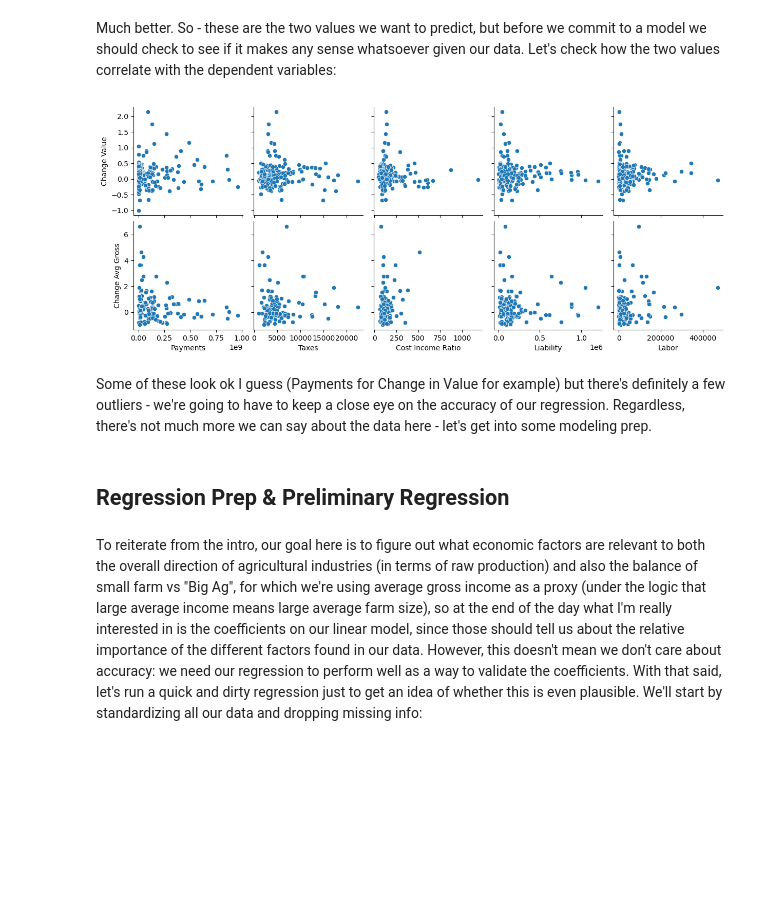
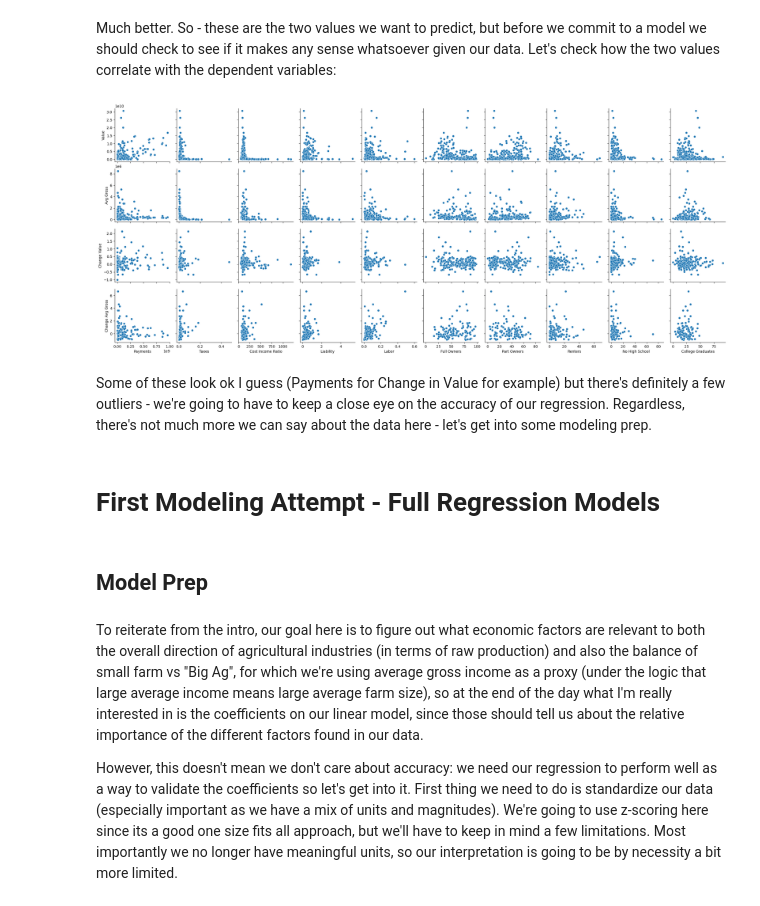
Before and after one commit to harplyon/CMPS6790FinalTutorial, a Jupyter notebook: LyonFinalTutorial.ipynb, the cells around one changed output. Cells and saved outputs as stored; diff of their text form; code cells hidden in the pictures; blank space fills up the shorter version.

```diff
--- a/LyonFinalTutorial.ipynb
+++ b/LyonFinalTutorial.ipynb
@@ -248,7 +281,7 @@ payments_df
 We're going to do some additional processing here, but first we can join these requests so that we can stop keeping track of multiple dataframes.
 # %%
 # We'll package all the requests into a list so we can iterattively merge
-all_requests = [payments_df, taxes_df, cost_ratio_df, liabilities_df, labor_cost_df, avg_gross_df]
+all_requests = [payments_df, taxes_df, cost_ratio_df, liabilities_df, labor_cost_df, avg_gross_df, inventory_change_df, owners_df, part_owners_df, renters_df, no_high_school_df, college_df]
 
 #Our data isn't really big enough to make using reduce a large advantage here, but if we had either more rows or more frames we would see a large difference in speed
 survey_df = functools.reduce(lambda a, b : pd.merge(a, b, on=['Year', 'State', 'Category'], how='outer'), all_requests)
@@ -354,6 +396,7 @@ def translate_survey_category(cat):
 #translating categories
 survey_df['Category'] = survey_df['Category'].map(translate_survey_category)
 #merging newly matched rows - we need to be careful to apply the correct kind of merge as we don't to sum averages
-survey_df = survey_df.groupby(['Year', 'State', 'Category']).agg({'Payments' : 'sum', 'Taxes' : 'mean', 'Cost Income Ratio' : 'mean', 'Liability' : 'mean', 'Labor' : 'mean', 'Avg Gross' : np.mean}).reset_index()
+survey_df = survey_df.groupby(['Year', 'State', 'Category']).agg({'Payments' : 'sum', 'Taxes' : 'mean', 'Cost Income Ratio' : 'mean', 'Liability' : 'mean', 'Labor' : 'mean', 'Avg Gross' : np.mean,
+                                                                  'Full Owners' : 'mean', 'Part Owners' : 'mean', 'Renters' : 'mean', 'No High School' : 'mean', 'College Graduates' : 'mean'}).reset_index()
 survey_df
 # %% [output]
@@ -393 +431,5 @@ ag_df
+# %%
+ag_df['Taxes'] = ag_df['Taxes'] / ag_df['Avg Gross']
+ag_df['Labor'] = ag_df['Labor'] / ag_df['Avg Gross']
+ag_df['Liability'] = ag_df['Liability'] / ag_df['Avg Gross']
 # %% [markdown]
@@ -416,7 +458,6 @@ change_values = [calc_change_in_values(row[1], ag_df) for row in ag_df.iterrows(
 ag_df['Change Value'] = [c[0] for c in change_values]
 ag_df['Change Avg Gross'] = [c[1] for c in change_values]
 #now we can safely cut off all the 2017 data
-ag_df = ag_df[ag_df['Year'] != 2017]
 ag_df
 # %% [output]
 |  | Year | State | Category | Value | Payments | Taxes | Cost Income Ratio | Liability | Labor | ... |
@@ -509,14 +552,32 @@ plt.show()
 # %% [markdown]
 Much better. So - these are the two values we want to predict, but before we commit to a model we should check to see if it makes any sense whatsoever given our data. Let's check how the two values correlate with the dependent variables:
 # %%
-sns.pairplot(data=ag_df, y_vars=['Change Value', 'Change Avg Gross'], x_vars=['Payments', 'Taxes', 'Cost Income Ratio', 'Liability', 'Labor'])
+sns.pairplot(data=ag_df, y_vars=['Value',
+                                 'Avg Gross',
+                                 'Change Value',
+                                 'Change Avg Gross'],
+             x_vars=['Payments',
+                     'Taxes',
+                     'Cost Income Ratio',
+                     'Liability',
+                     'Labor',
+                     'Full Owners',
+                     'Part Owners',
+                     'Renters',
+                     'No High School',
+                     'College Graduates'
+             ])
 plt.show()
 # %% [output]
-[figure, old version]
+[figure, new version]
 # %% [markdown]
 Some of these look ok I guess (Payments for Change in Value for example) but there's definitely a few outliers - we're going to have to keep a close eye on the accuracy of our regression. Regardless, there's not much more we can say about the data here - let's get into some modeling prep.
 # %% [markdown]
-## Regression Prep & Preliminary Regression
+# First Modeling Attempt - Full Regression Models
+# %% [markdown]
+## Model Prep
 # %% [markdown]
-To reiterate from the intro, our goal here is to figure out what economic factors are relevant to both the overall direction of agricultural industries (in terms of raw production) and also the balance of small farm vs "Big Ag", for which we're using average gross income as a proxy (under the logic that large average income means large average farm size), so at the end of the day what I'm really interested in is the coefficients on our linear model, since those should tell us about the relative importance of the different factors found in our data. However, this doesn't mean we don't care about accuracy: we need our regression to perform well as a way to validate the coefficients. With that said, let's run a quick and dirty regression just to get an idea of whether this is even plausible. We'll start by standardizing all our data and dropping missing info:
+To reiterate from the intro, our goal here is to figure out what economic factors are relevant to both the overall direction of agricultural industries (in terms of raw production) and also the balance of small farm vs "Big Ag", for which we're using average gross income as a proxy (under the logic that large average income means large average farm size), so at the end of the day what I'm really interested in is the coefficients on our linear model, since those should tell us about the relative importance of the different factors found in our data.
+
+However, this doesn't mean we don't care about accuracy: we need our regression to perform well as a way to validate the coefficients so let's get into it. First thing we need to do is standardize our data (especially important as we have a mix of units and magnitudes). We're going to use z-scoring here since its a good one size fits all approach, but we'll have to keep in mind a few limitations. Most importantly we no longer have meaningful units, so our interpretation is going to be by necessity a bit more limited.
 # %%
```
Also changed, not shown: parts of 72 cells of this notebook, 1 other file.
